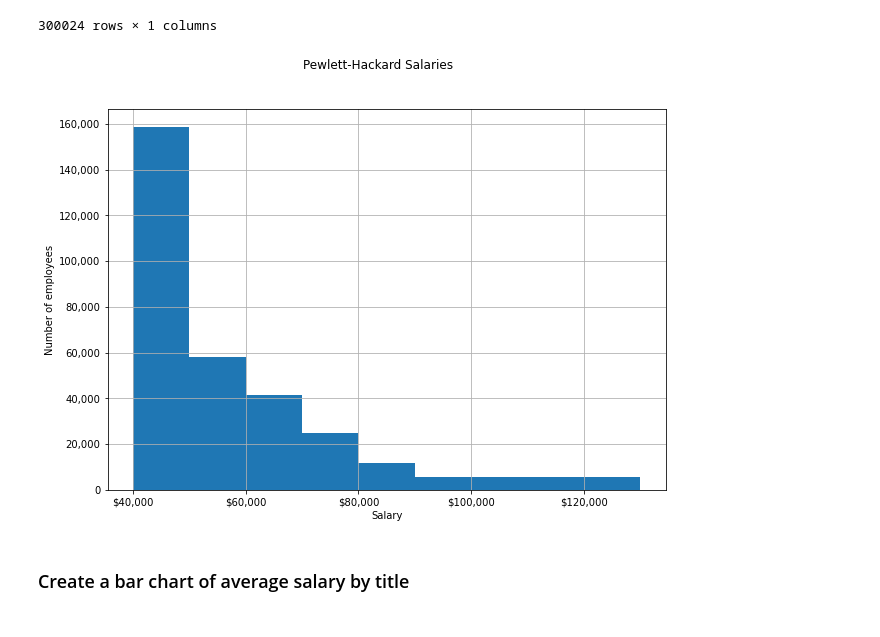
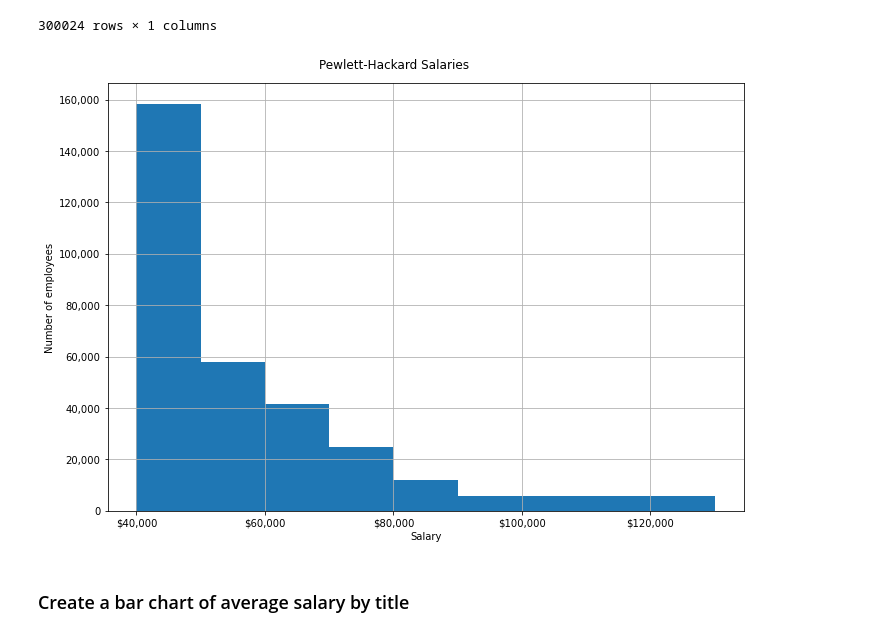
Before and after one commit to scottgall/sql-challenge, a Jupyter notebook: EmployeeSQL/pewlett-hackard.ipynb, the cells around one changed output. Saved outputs shown, nothing was run; the diff lists cells and outputs as text; code cells hidden in the pictures.

```diff
--- a/EmployeeSQL/pewlett-hackard.ipynb
+++ b/EmployeeSQL/pewlett-hackard.ipynb
@@ -44,17 +44,18 @@ salaries_df
 # %%
 bins = [40000, 50000, 60000, 70000, 80000, 90000, 130000]
 fig, ax = plt.subplots()
 ax.hist(salaries_df, bins)
 fig.set_size_inches(10,7)
 fig.suptitle('Pewlett-Hackard Salaries')
 ax.set_xlabel('Salary')
 ax.set_ylabel('Number of employees')
 ax.xaxis.set_major_formatter('${x:,.0f}')
 ax.yaxis.set_major_formatter('{x:,.0f}')
 ax.grid()
+plt.tight_layout()
 fig.savefig('images/salaries_hist.png')
 # %% [output]
-[figure, old version]
+[figure, new version]
 # %% [markdown]
 ### Create a bar chart of average salary by title
 # %%
```
Also changed, not shown: parts of 1 cell of this notebook, 1 other file.
